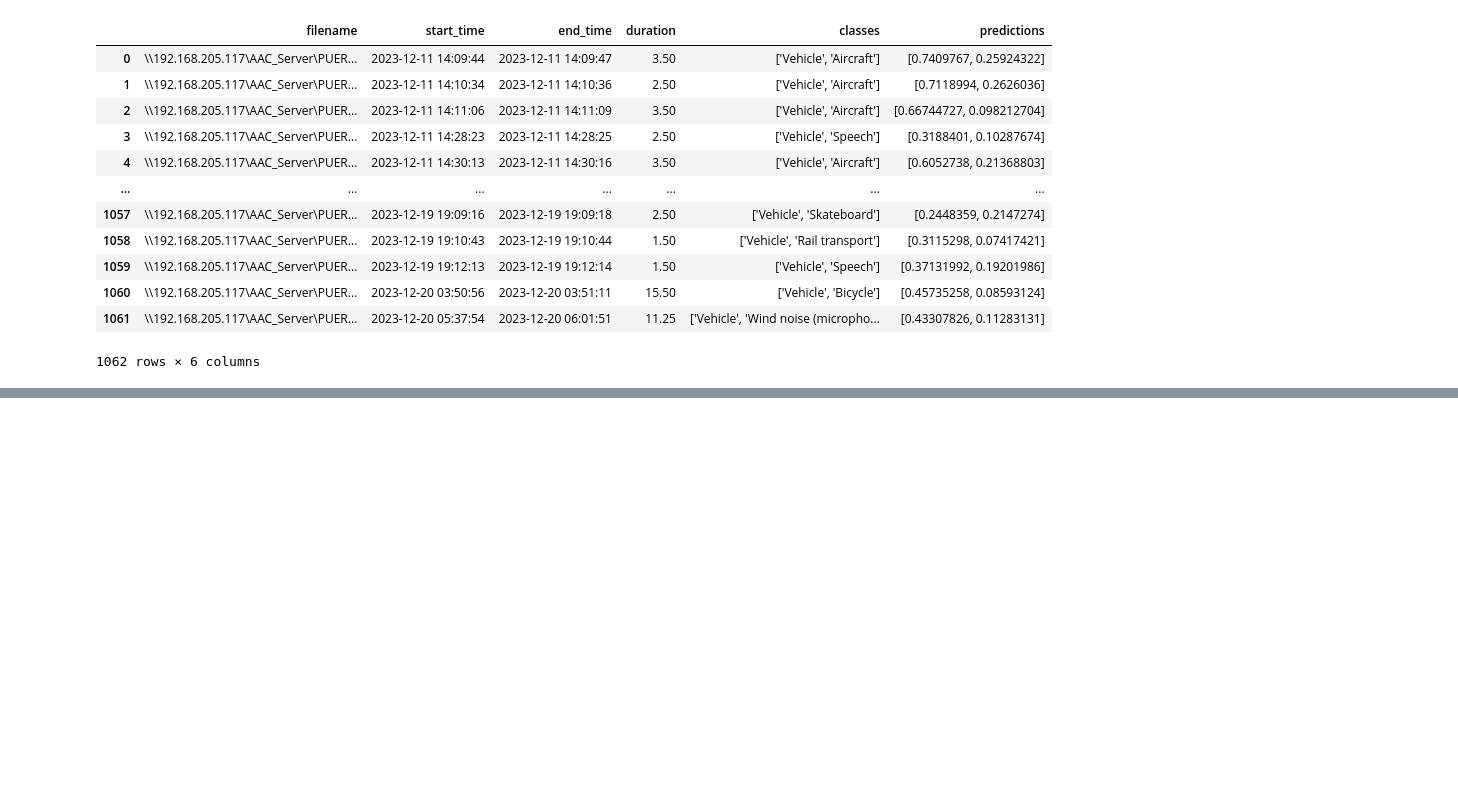
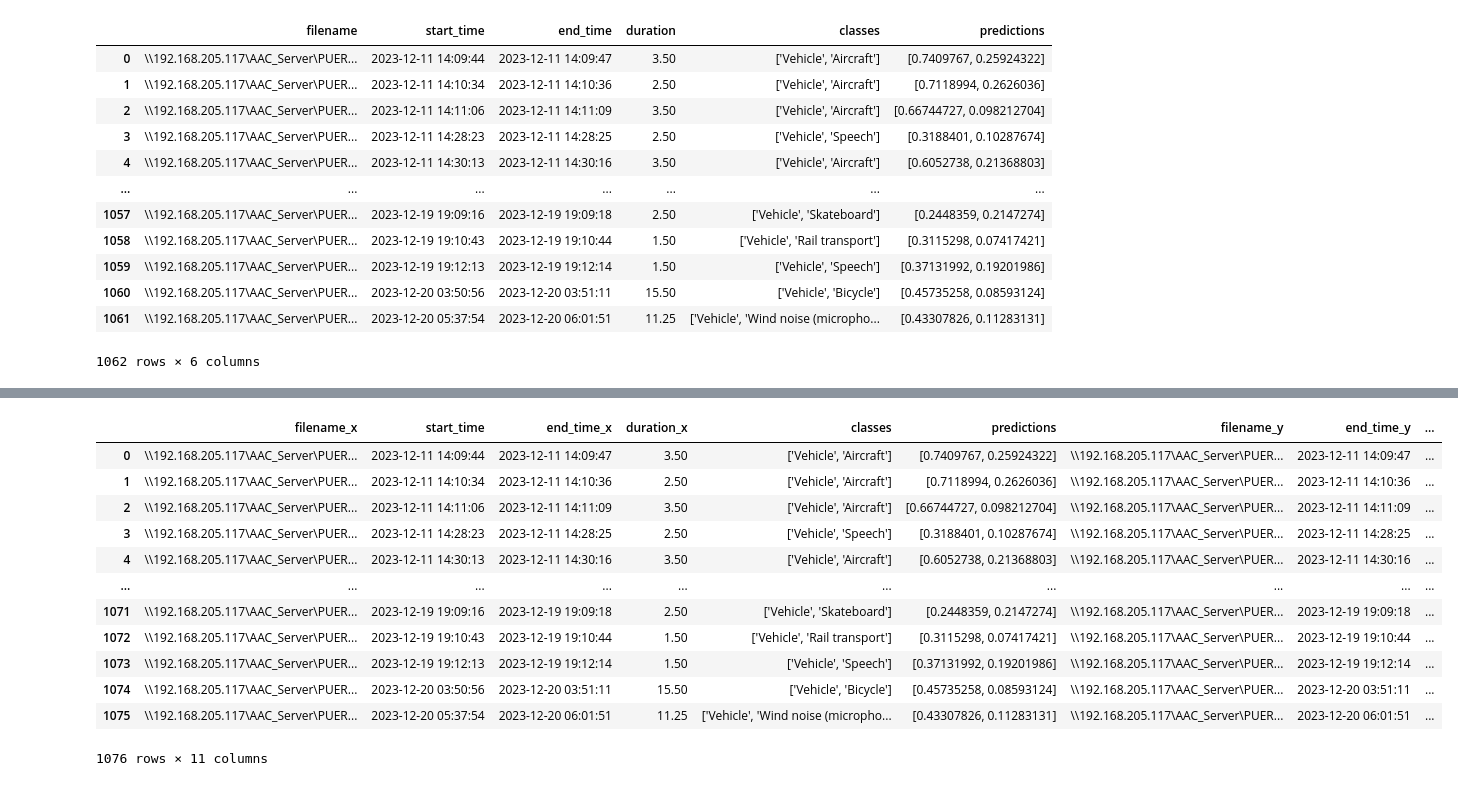
Before and after one commit to aacacustica/Audio_Processing, a Jupyter notebook: AI_Model/Fine-Tuning/01_Clip_analysis/peak_analysis.ipynb, the cells around one changed output, grey strips where cells are left out. Saved outputs shown, nothing was run; the diff lists cells and outputs as text; code cells hidden in the pictures; blank space fills up the shorter version.

```diff
--- a/AI_Model/Fine-Tuning/01_Clip_analysis/peak_analysis.ipynb
+++ b/AI_Model/Fine-Tuning/01_Clip_analysis/peak_analysis.ipynb
@@ -22,0 +42,18 @@ df
+# %%
+# merge dataframes
+df = pd.merge(df, df_pre, on='start_time', how='left')
+df
+# %% [output]
+|  | filename_x | start_time | end_time_x | duration_x | classes | predictions | filename_y | end_time_y | ... |
+| 0 | \\192.168.205.117\AAC_Server\PUER... | 2023-12-11 14:09:44 | 2023-12-11 14:09:47 | 3.50 | ['Vehicle', 'Aircraft'] | [0.7409767, 0.25924322] | \\192.168.205.117\AAC_Server\PUER... | 2023-12-11 14:09:47 | ... |
+| 1 | \\192.168.205.117\AAC_Server\PUER... | 2023-12-11 14:10:34 | 2023-12-11 14:10:36 | 2.50 | ['Vehicle', 'Aircraft'] | [0.7118994, 0.2626036] | \\192.168.205.117\AAC_Server\PUER... | 2023-12-11 14:10:36 | ... |
+| 2 | \\192.168.205.117\AAC_Server\PUER... | 2023-12-11 14:11:06 | 2023-12-11 14:11:09 | 3.50 | ['Vehicle', 'Aircraft'] | [0.66744727, 0.098212704] | \\192.168.205.117\AAC_Server\PUER... | 2023-12-11 14:11:09 | ... |
+| 3 | \\192.168.205.117\AAC_Server\PUER... | 2023-12-11 14:28:23 | 2023-12-11 14:28:25 | 2.50 | ['Vehicle', 'Speech'] | [0.3188401, 0.10287674] | \\192.168.205.117\AAC_Server\PUER... | 2023-12-11 14:28:25 | ... |
+| 4 | \\192.168.205.117\AAC_Server\PUER... | 2023-12-11 14:30:13 | 2023-12-11 14:30:16 | 3.50 | ['Vehicle', 'Aircraft'] | [0.6052738, 0.21368803] | \\192.168.205.117\AAC_Server\PUER... | 2023-12-11 14:30:16 | ... |
+| ... | ... | ... | ... | ... | ... | ... | ... | ... | ... |
+| 1071 | \\192.168.205.117\AAC_Server\PUER... | 2023-12-19 19:09:16 | 2023-12-19 19:09:18 | 2.50 | ['Vehicle', 'Skateboard'] | [0.2448359, 0.2147274] | \\192.168.205.117\AAC_Server\PUER... | 2023-12-19 19:09:18 | ... |
+| 1072 | \\192.168.205.117\AAC_Server\PUER... | 2023-12-19 19:10:43 | 2023-12-19 19:10:44 | 1.50 | ['Vehicle', 'Rail transport'] | [0.3115298, 0.07417421] | \\192.168.205.117\AAC_Server\PUER... | 2023-12-19 19:10:44 | ... |
+| 1073 | \\192.168.205.117\AAC_Server\PUER... | 2023-12-19 19:12:13 | 2023-12-19 19:12:14 | 1.50 | ['Vehicle', 'Speech'] | [0.37131992, 0.19201986] | \\192.168.205.117\AAC_Server\PUER... | 2023-12-19 19:12:14 | ... |
+| 1074 | \\192.168.205.117\AAC_Server\PUER... | 2023-12-20 03:50:56 | 2023-12-20 03:51:11 | 15.50 | ['Vehicle', 'Bicycle'] | [0.45735258, 0.08593124] | \\192.168.205.117\AAC_Server\PUER... | 2023-12-20 03:51:11 | ... |
+| 1075 | \\192.168.205.117\AAC_Server\PUER... | 2023-12-20 05:37:54 | 2023-12-20 06:01:51 | 11.25 | ['Vehicle', 'Wind noise (micropho... | [0.43307826, 0.11283131] | \\192.168.205.117\AAC_Server\PUER... | 2023-12-20 06:01:51 | ... |
+1076 rows × 11 columns
```
Also changed, not shown: parts of 3 cells of this notebook, 11 other files.
